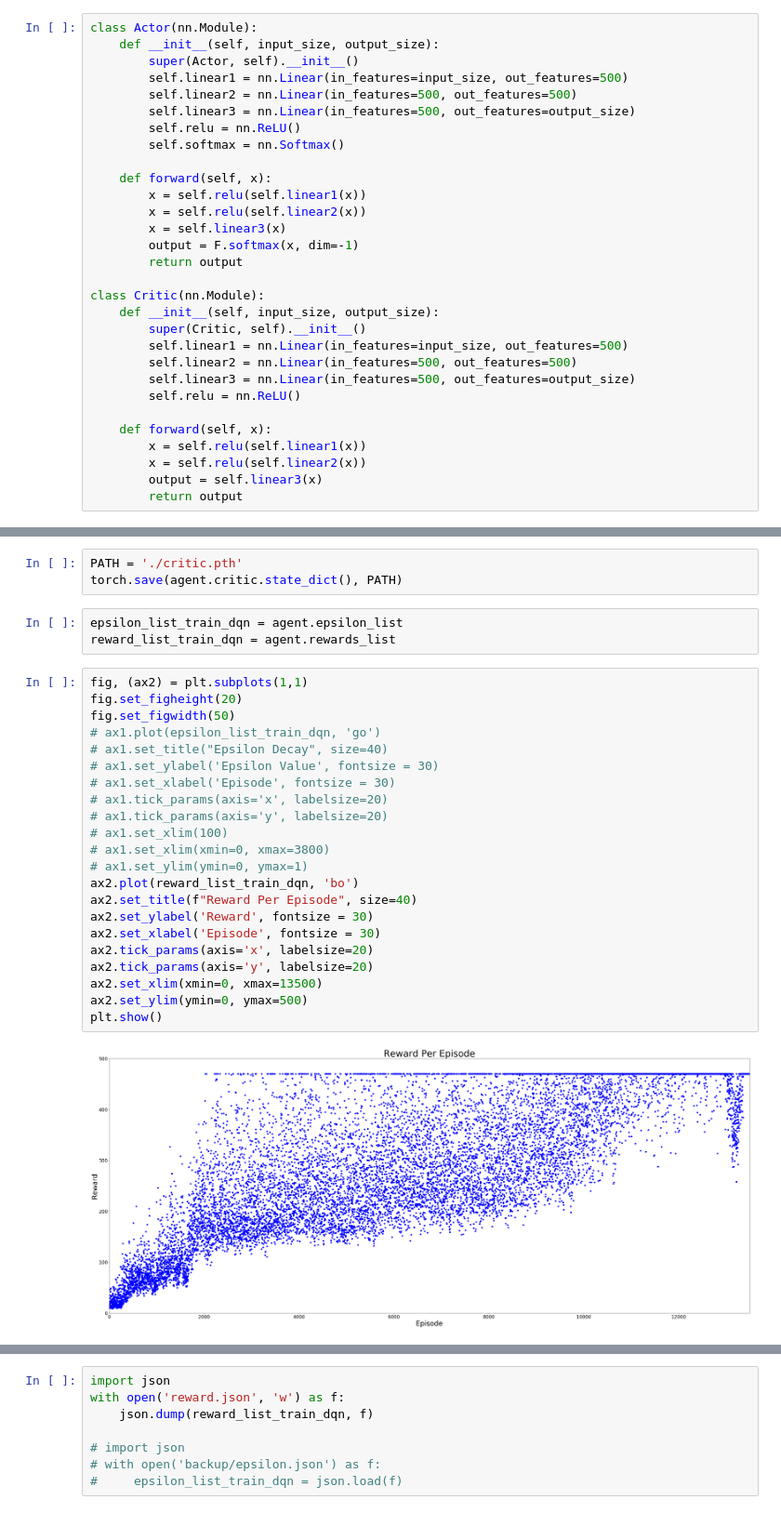
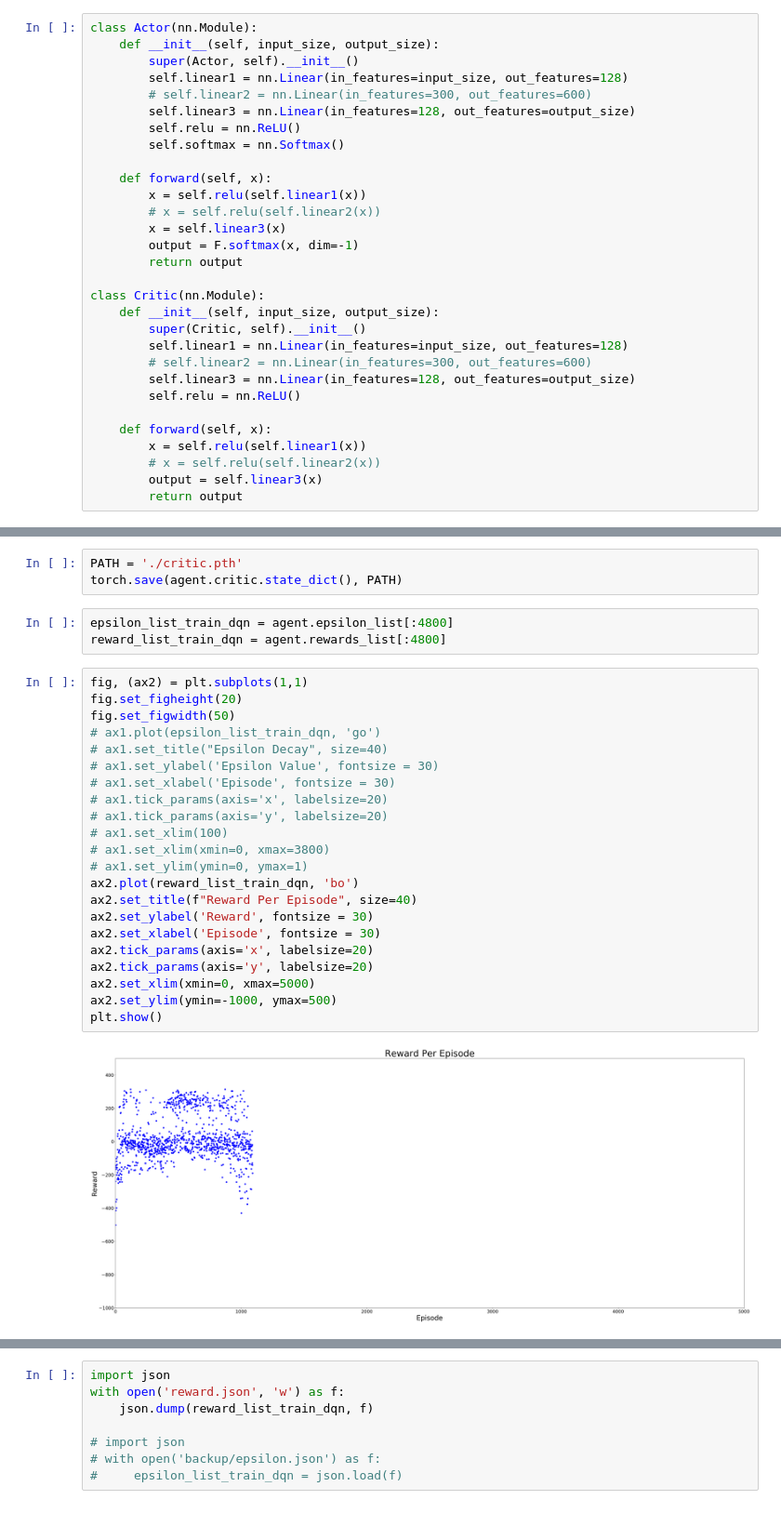
Before and after one commit to ankitshaw/ub-cse546-reinforcement-learning-assignment3, a Jupyter notebook: ashaw7_assignment3_part2.ipynb, the cells around one changed output, grey strips where cells are left out. Shown at 93% size. Cells and saved outputs as stored; diff of their text form.

```diff
--- a/ashaw7_assignment3_part2.ipynb
+++ b/ashaw7_assignment3_part2.ipynb
@@ -26,15 +26,15 @@ import matplotlib.pyplot as plt
 class Actor(nn.Module):
     def __init__(self, input_size, output_size):
         super(Actor, self).__init__()
-        self.linear1 = nn.Linear(in_features=input_size, out_features=500)
-        self.linear2 = nn.Linear(in_features=500, out_features=500)
-        self.linear3 = nn.Linear(in_features=500, out_features=output_size)
+        self.linear1 = nn.Linear(in_features=input_size, out_features=128)
+        # self.linear2 = nn.Linear(in_features=300, out_features=600)
+        self.linear3 = nn.Linear(in_features=128, out_features=output_size)
         self.relu = nn.ReLU()
         self.softmax = nn.Softmax()
 
     def forward(self, x):
         x = self.relu(self.linear1(x))
-        x = self.relu(self.linear2(x))
+        # x = self.relu(self.linear2(x))
         x = self.linear3(x)
         output = F.softmax(x, dim=-1)
         return output
@@ -42,14 +42,14 @@ class Actor(nn.Module):
 class Critic(nn.Module):
     def __init__(self, input_size, output_size):
         super(Critic, self).__init__()
-        self.linear1 = nn.Linear(in_features=input_size, out_features=500)
-        self.linear2 = nn.Linear(in_features=500, out_features=500)
-        self.linear3 = nn.Linear(in_features=500, out_features=output_size)
+        self.linear1 = nn.Linear(in_features=input_size, out_features=128)
+        # self.linear2 = nn.Linear(in_features=300, out_features=600)
+        self.linear3 = nn.Linear(in_features=128, out_features=output_size)
         self.relu = nn.ReLU()
 
     def forward(self, x):
         x = self.relu(self.linear1(x))
-        x = self.relu(self.linear2(x))
+        # x = self.relu(self.linear2(x))
         output = self.linear3(x)
         return output
 # %%
@@ -290,31 +247,31 @@ torch.save(agent.actor.state_dict(), PATH)
 PATH = './critic.pth'
 torch.save(agent.critic.state_dict(), PATH)
 # %%
-epsilon_list_train_dqn = agent.epsilon_list
-reward_list_train_dqn = agent.rewards_list
+epsilon_list_train_dqn = agent.epsilon_list[:4800]
+reward_list_train_dqn = agent.rewards_list[:4800]
 # %%
 fig, (ax2) = plt.subplots(1,1)
 fig.set_figheight(20)
 fig.set_figwidth(50)
 # ax1.plot(epsilon_list_train_dqn, 'go')
 # ax1.set_title("Epsilon Decay", size=40)
 # ax1.set_ylabel('Epsilon Value', fontsize = 30)
 # ax1.set_xlabel('Episode', fontsize = 30)
 # ax1.tick_params(axis='x', labelsize=20)
 # ax1.tick_params(axis='y', labelsize=20)
 # ax1.set_xlim(100)
 # ax1.set_xlim(xmin=0, xmax=3800)
 # ax1.set_ylim(ymin=0, ymax=1)
 ax2.plot(reward_list_train_dqn, 'bo')
 ax2.set_title(f"Reward Per Episode", size=40)
 ax2.set_ylabel('Reward', fontsize = 30)
 ax2.set_xlabel('Episode', fontsize = 30)
 ax2.tick_params(axis='x', labelsize=20)
 ax2.tick_params(axis='y', labelsize=20)
-ax2.set_xlim(xmin=0, xmax=13500)
-ax2.set_ylim(ymin=0, ymax=500)
+ax2.set_xlim(xmin=0, xmax=5000)
+ax2.set_ylim(ymin=-1000, ymax=500)
 plt.show()
 # %% [output]
-[figure, old version]
+[figure, new version]
 # %%
 rewardSD_train_dqn_avg = []
```
Also changed, not shown: parts of 5 cells of this notebook, 1 other file.
